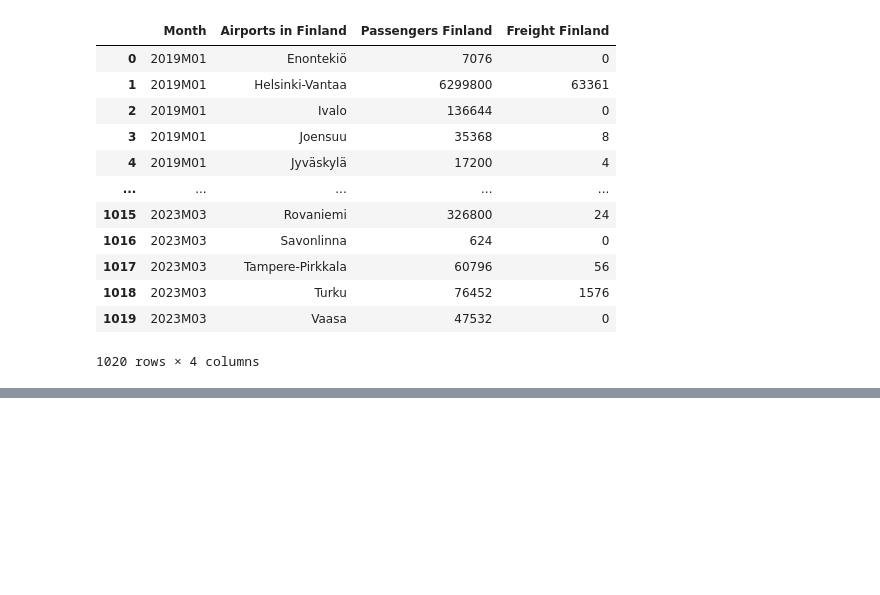
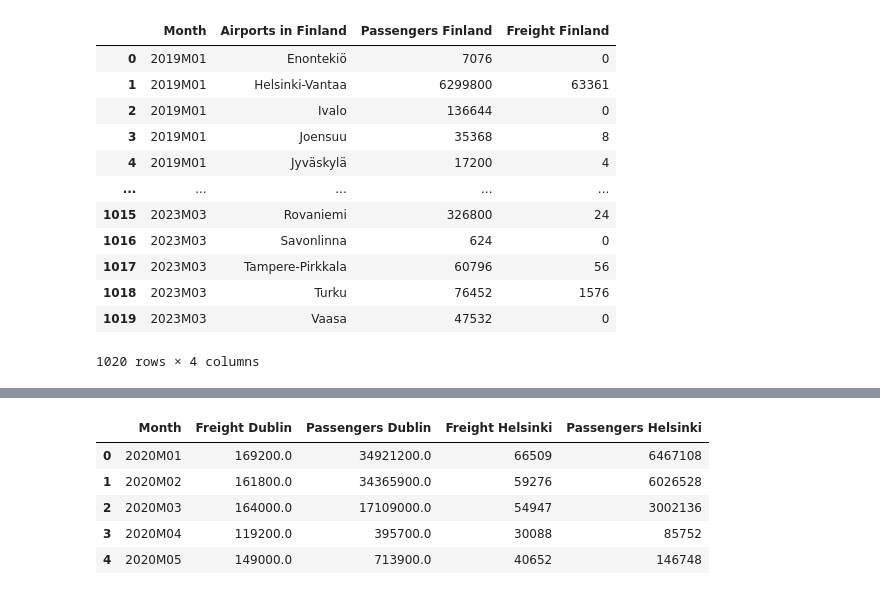
Before and after one commit to ElenaBez/DataAnalytics2, a Jupyter notebook: CA2.ipynb, the cells around one changed output, grey strips where cells are left out. Drawn from its saved outputs; the diff is of its cells as text; code cells hidden in the pictures; blank space fills up the shorter version.

```diff
--- a/CA2.ipynb
+++ b/CA2.ipynb
@@ -280,0 +263,12 @@ memory usage: 318.8+ KB
+# %%
+#Create two dataset for Ireland, grouping Passengers and Freight in the capital and province
+
+# Create passenger and freight  dataset for Finland  capital
+# Filter on "Helsinki-Vantaa" airport
+df_Dublin_Pass = Ireland_gr_fil[Ireland_gr_fil['Airports in Ireland'] == 'Dublin']
+
+# Group by Month and sum the values in Passengers Finland
+df_Dublin_Pass = df_Dublin_Pass.groupby('Month')['Passengers'].sum().reset_index()
+
+# Print
+df_Dublin_Pass.head()
@@ -280,0 +282,10 @@ memory usage: 318.8+ KB
+# %%
+# Create  freight  dataset for Ireland's capital
+# Filter on "Dublin" airport
+df_Dublin_Freight = Ireland_gr_fil[Ireland_gr_fil['Airports in Ireland'] == 'Dublin']
+
+# Group by Month and sum the values in Passengers Finland
+df_Dublin_Freight = df_Dublin_Freight.groupby('Month')['Freight'].sum().reset_index()
+
+# Print
+df_Dublin_Freight.head()
@@ -280,0 +299,10 @@ memory usage: 318.8+ KB
+# %%
+#Combine freight and passengers dataset for Dublin
+merged_data_Dublin = pd.merge(df_Dublin_Freight, df_Dublin_Pass, on=["Month"], how="inner")
+# Rename 'Freight Finland' to Freight Helsinki
+merged_data_Dublin.rename(columns={'Freight': 'Freight Dublin'}, inplace=True)
+# Rename 'Passengers Finland' to Passenger Helsinki
+merged_data_Dublin.rename(columns={'Passengers': 'Passengers Dublin'}, inplace=True)
+#  Reset the index and drop the default index column
+merged_data_Dublin = merged_data_Dublin.reset_index(drop=True)
+merged_data_Dublin.head()
@@ -280,0 +316,11 @@ memory usage: 318.8+ KB
+# %%
+# Merge data for Finland and Ireland capital
+merged_data_Capital=pd.merge(merged_data_Dublin,merged_data_Helsinki,on=["Month"], how="inner")
+merged_data_Capital.head()
+# %% [output]
+|  | Month | Freight Dublin | Passengers Dublin | Freight Helsinki | Passengers Helsinki |
+| 0 | 2020M01 | 169200.0 | 34921200.0 | 66509 | 6467108 |
+| 1 | 2020M02 | 161800.0 | 34365900.0 | 59276 | 6026528 |
+| 2 | 2020M03 | 164000.0 | 17109000.0 | 54947 | 3002136 |
+| 3 | 2020M04 | 119200.0 | 395700.0 | 30088 | 85752 |
+| 4 | 2020M05 | 149000.0 | 713900.0 | 40652 | 146748 |
```
Also changed, not shown: parts of 19 cells of this notebook.
